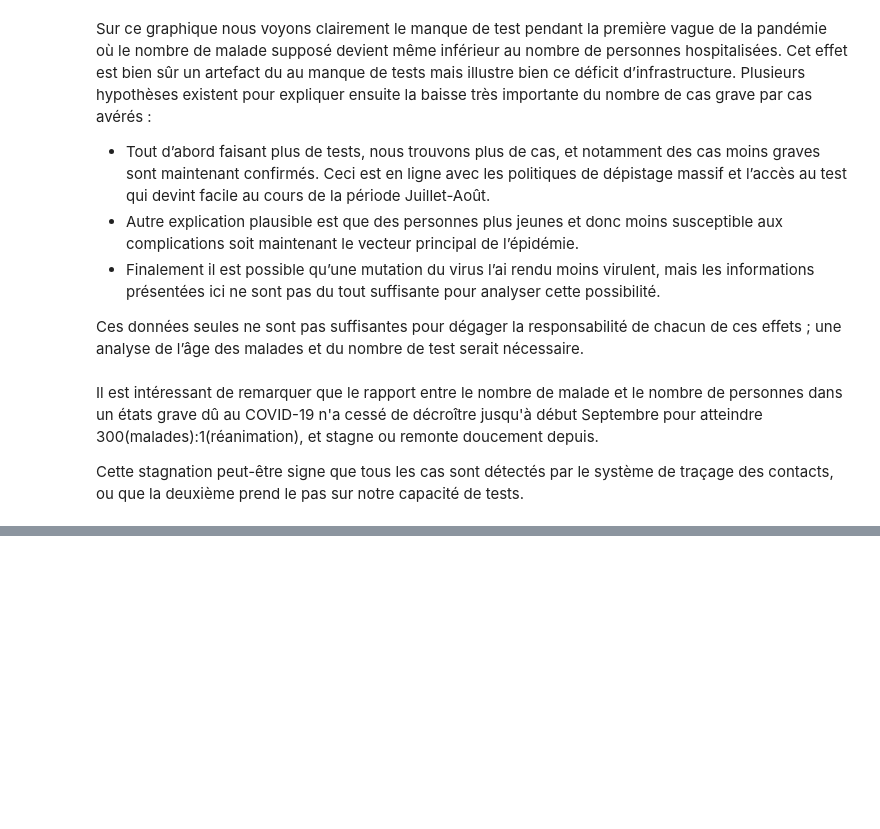
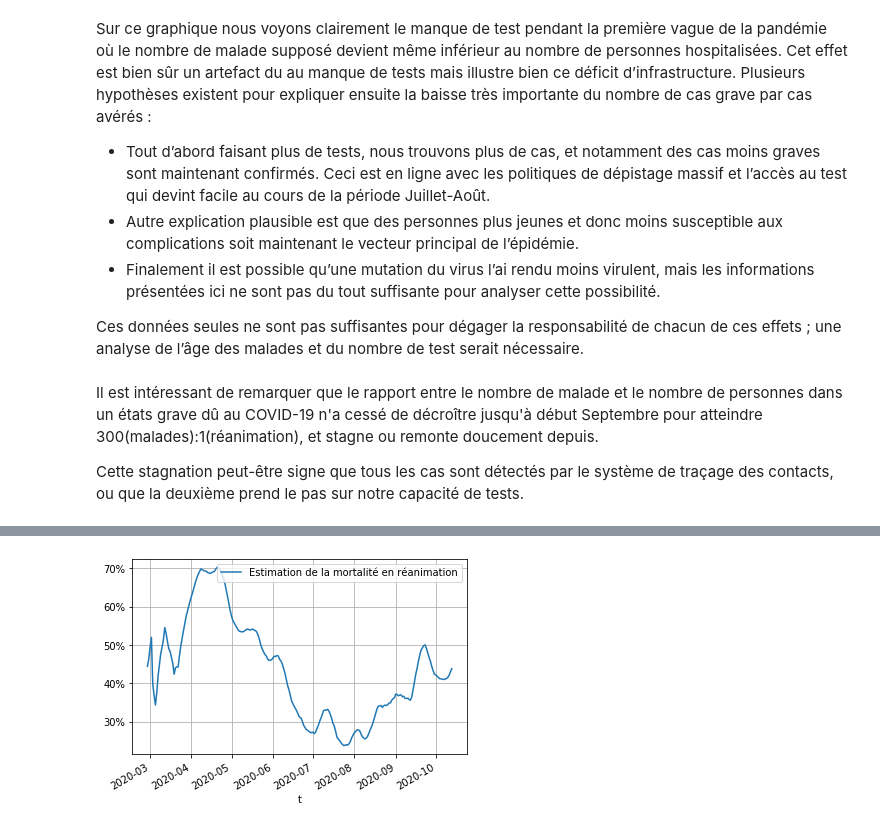
Before and after one commit to payoto/covid19-viz, a Jupyter notebook: 2020-10-18-taux-de-malades.ipynb, the cells around one changed output, grey strips where cells are left out. Saved outputs shown, nothing was run; the diff lists cells and outputs as text; code cells hidden in the pictures; blank space fills up the shorter version.

Commit message:
Mise à jour taux de malades 25/10

```diff
--- a/2020-10-18-taux-de-malades.ipynb
+++ b/2020-10-18-taux-de-malades.ipynb
@@ -231,0 +242,10 @@ Cette stagnation peut-être signe que tous les cas sont détectés par le systè
+# %%
+jours_en_rea = 10
+
+ax = proportions_rea.rolling(jours_en_rea, center=True).sum().plot(
+    y="deces_jour", label="Estimation de la mortalité en réanimation"
+)
+ax.yaxis.set_major_formatter(mtick.FuncFormatter(format_tick_percent))
+ax.grid(which="both")
+# %% [output]
+[figure, added]
```
Also changed, not shown: parts of 18 cells of this notebook.
